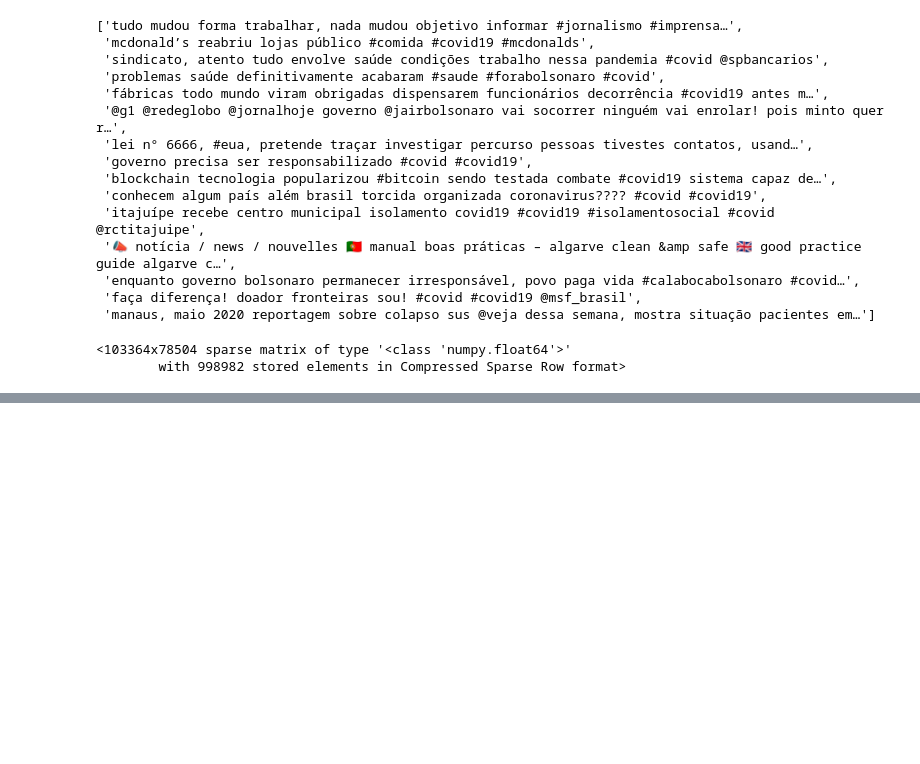
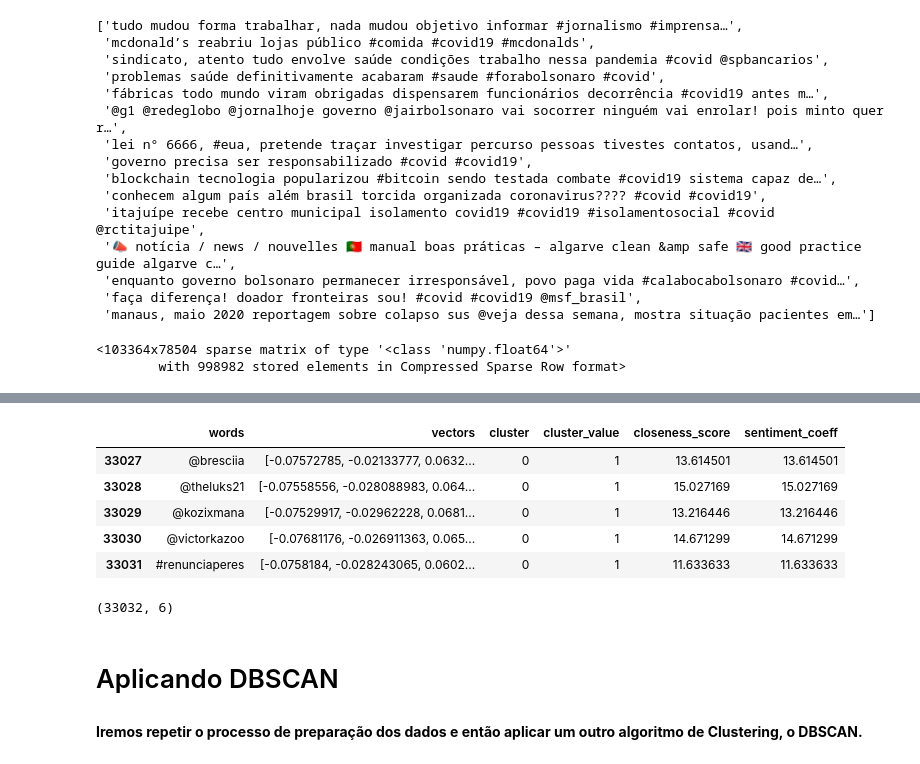
Before and after one commit to italolima04/monitoria-probabilidade-estatistica, a Jupyter notebook: Pesquisa-PID/Implementação-Algoritmos/Apresentação_PID_Implementação.ipynb, the cells around one changed output, grey strips where cells are left out. Cells and saved outputs as stored; diff of their text form; code cells hidden in the pictures; blank space fills up the shorter version.

```diff
--- a/Pesquisa-PID/Implementação-Algoritmos/Apresentação_PID_Implementação.ipynb
+++ b/Pesquisa-PID/Implementação-Algoritmos/Apresentação_PID_Implementação.ipynb
@@ -473,0 +382,13 @@ Cluster 1:
+# %%
+words.tail(5)
+# %% [output]
+|  | words | vectors | cluster | cluster_value | closeness_score | sentiment_coeff |
+| 33027 | @bresciia | [-0.07572785, -0.02133777, 0.0632... | 0 | 1 | 13.614501 | 13.614501 |
+| 33028 | @theluks21 | [-0.07558556, -0.028088983, 0.064... | 0 | 1 | 15.027169 | 15.027169 |
+| 33029 | @kozixmana | [-0.07529917, -0.02962228, 0.0681... | 0 | 1 | 13.216446 | 13.216446 |
+| 33030 | @victorkazoo | [-0.07681176, -0.026911363, 0.065... | 0 | 1 | 14.671299 | 14.671299 |
+| 33031 | #renunciaperes | [-0.0758184, -0.028243065, 0.0602... | 0 | 1 | 11.633633 | 11.633633 |
+# %%
+words.shape
+# %% [output]
+(33032, 6)
@@ -473,0 +397,4 @@ Cluster 1:
+# %% [markdown]
+# Aplicando DBSCAN
+# %% [markdown]
+**Iremos repetir o processo de preparação dos dados e então aplicar um outro algoritmo de Clustering, o DBSCAN.**
```
Also changed, not shown: parts of 96 cells of this notebook.
